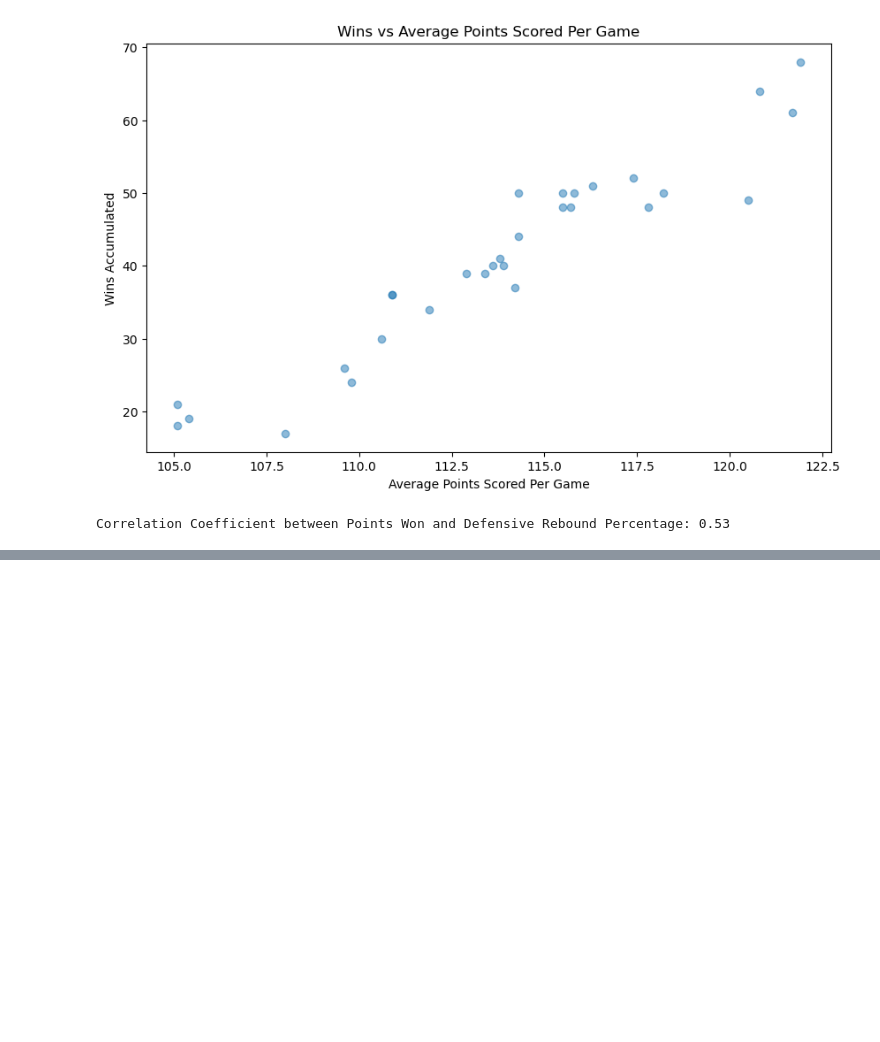
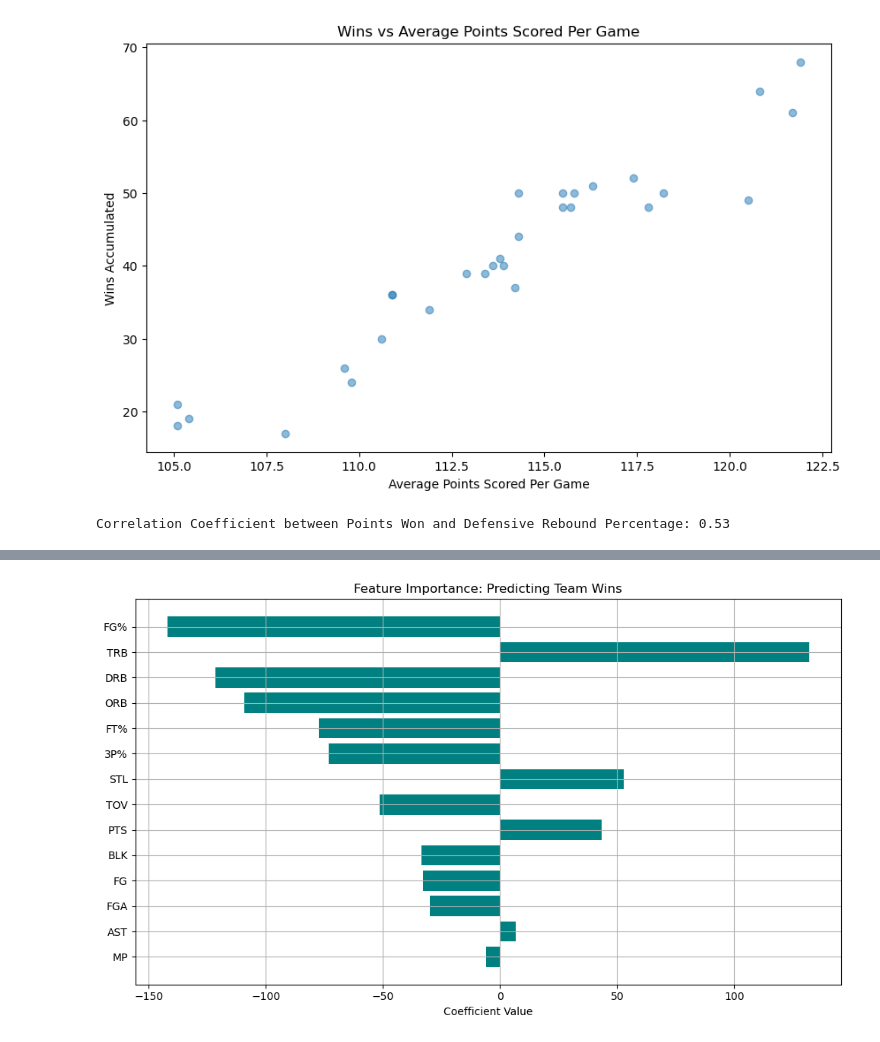
Before and after one commit to megharamanii/NBA-Project, a Jupyter notebook: Final Project/NBA Project.ipynb, the cells around one changed output, grey strips where cells are left out. Saved outputs shown, nothing was run; the diff lists cells and outputs as text; code cells hidden in the pictures; blank space fills up the shorter version.

Commit message:
Created the Feature Importance Bar Chart

```diff
--- a/Final Project/NBA Project.ipynb
+++ b/Final Project/NBA Project.ipynb
@@ -291,0 +293,14 @@ To https://github.com/evanjgeppert/NBA-Project.git
+# %%
+#Regression Coefficients Bar Chart (Feature Importance)
+import matplotlib.pyplot as plt
+
+plt.figure(figsize=(10, 6))
+plt.barh(coefficients['Feature'], coefficients['Coefficient'], color='teal')
+plt.xlabel('Coefficient Value')
+plt.title('Feature Importance: Predicting Team Wins')
+plt.gca().invert_yaxis()
+plt.grid(True)
+plt.tight_layout()
+plt.show()
+# %% [output]
+[figure, added]
```
Also changed, not shown: parts of 6 cells of this notebook.
